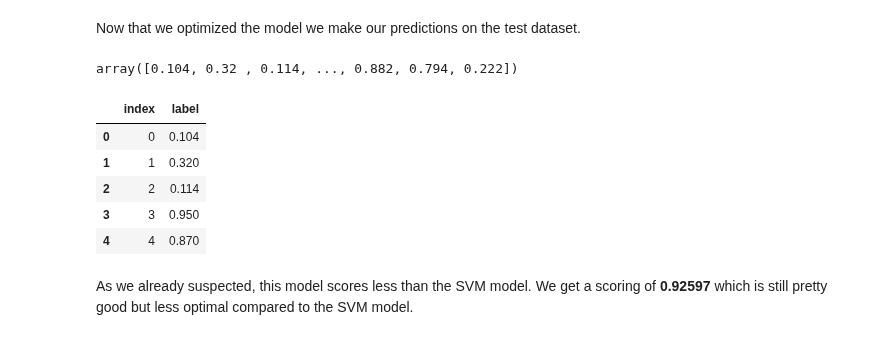
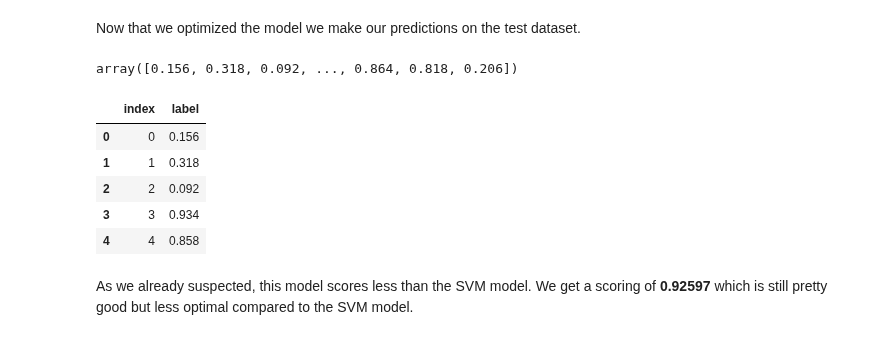
Before and after one commit to JanaDeCoster/Machine_Learning_course_UGent_D012554_kaggle, a Jupyter notebook: Kaggle_eye_blinking_prediciton.ipynb, the cells around one changed output. Drawn from its saved outputs; the diff is of its cells as text; code cells hidden in the pictures.

```diff
--- a/Kaggle_eye_blinking_prediciton.ipynb
+++ b/Kaggle_eye_blinking_prediciton.ipynb
@@ -429,22 +429,22 @@ We can see a slight increase in AUC score and a slight increase in accuracy.
 # %% [markdown]
 Now that we optimized the model we make our predictions on the test dataset.
 # %%
-predictions = model.predict_proba(X_test)[:,1]
-predictions
+predictions_dt = model.predict_proba(X_test)[:,1]
+predictions_dt
 # %% [output]
-array([0.104, 0.32 , 0.114, ..., 0.882, 0.794, 0.222])
+array([0.156, 0.318, 0.092, ..., 0.864, 0.818, 0.206])
 # %%
 sample_submission_dt = pd.DataFrame(columns = ['index', 'label'])
 sample_submission_dt['index'] = y_test
-sample_submission_dt['label'] = predictions
+sample_submission_dt['label'] = predictions_dt
 sample_submission_dt.head()
 # %% [output]
 |  | index | label |
-| 0 | 0 | 0.104 |
-| 1 | 1 | 0.320 |
-| 2 | 2 | 0.114 |
-| 3 | 3 | 0.950 |
-| 4 | 4 | 0.870 |
+| 0 | 0 | 0.156 |
+| 1 | 1 | 0.318 |
+| 2 | 2 | 0.092 |
+| 3 | 3 | 0.934 |
+| 4 | 4 | 0.858 |
 # %%
 filename = "DeCosterJana_prediction_dt.csv"
 
```
Also changed, not shown: parts of 6 cells of this notebook.
